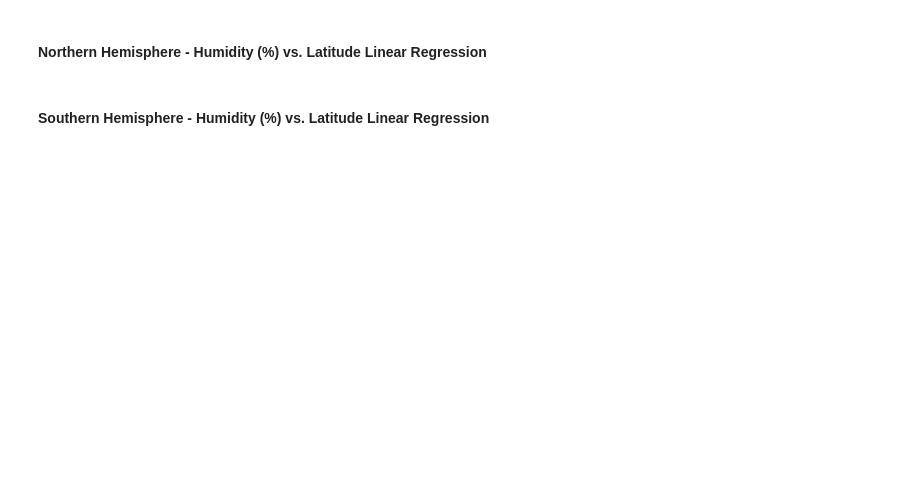
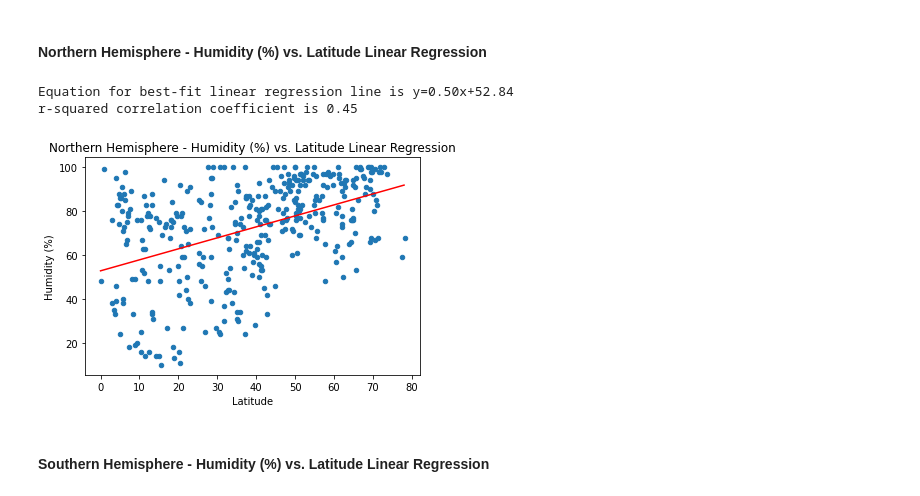
Before and after one commit to cc-christin/python-api-challenge, a Jupyter notebook: WeatherPy/WeatherPy.ipynb, the cells around one changed output. Saved outputs shown, nothing was run; the diff lists cells and outputs as text; code cells hidden in the pictures; blank space fills up the shorter version.

```diff
--- a/WeatherPy/WeatherPy.ipynb
+++ b/WeatherPy/WeatherPy.ipynb
@@ -292,4 +401,14 @@ lat_vs_wind_speed.get_figure().savefig("../Images/Fig4.png")
 # %% [markdown]
 ####  Northern Hemisphere - Humidity (%) vs. Latitude Linear Regression
+# %%
+n_humidity_lat_axes = makeLinRegression(northern_hemisphere, "Lat", "Humidity")
+plt.title("Northern Hemisphere - Humidity (%) vs. Latitude Linear Regression")
+plt.xlabel("Latitude")
+plt.ylabel("Humidity (%)")
+n_humidity_lat_axes.get_figure().savefig("../Images/Fig7_N.png")
+# %% [output]
+Equation for best-fit linear regression line is y=0.50x+52.84
+r-squared correlation coefficient is 0.45
+[figure, added]
 # %% [markdown]
 ####  Southern Hemisphere - Humidity (%) vs. Latitude Linear Regression
```
Also changed, not shown: parts of 20 cells of this notebook, 13 other files.
